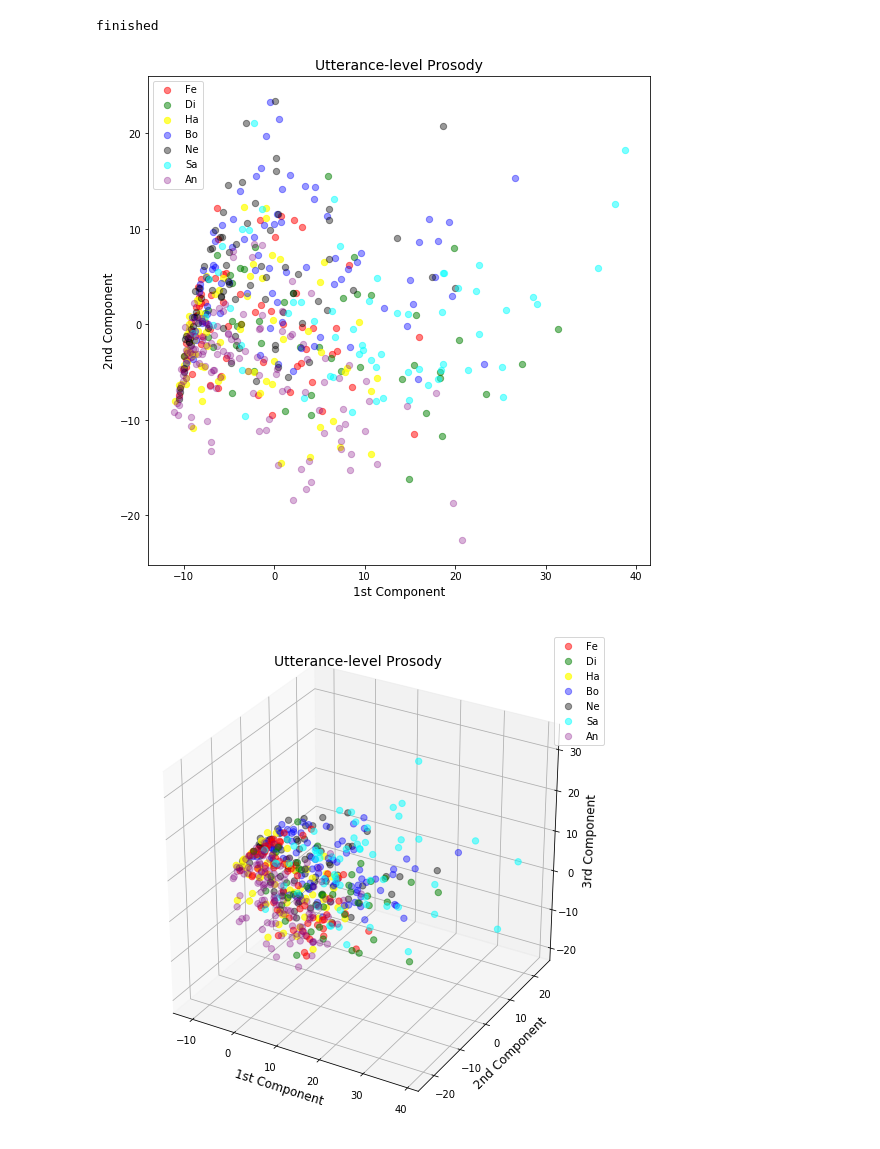
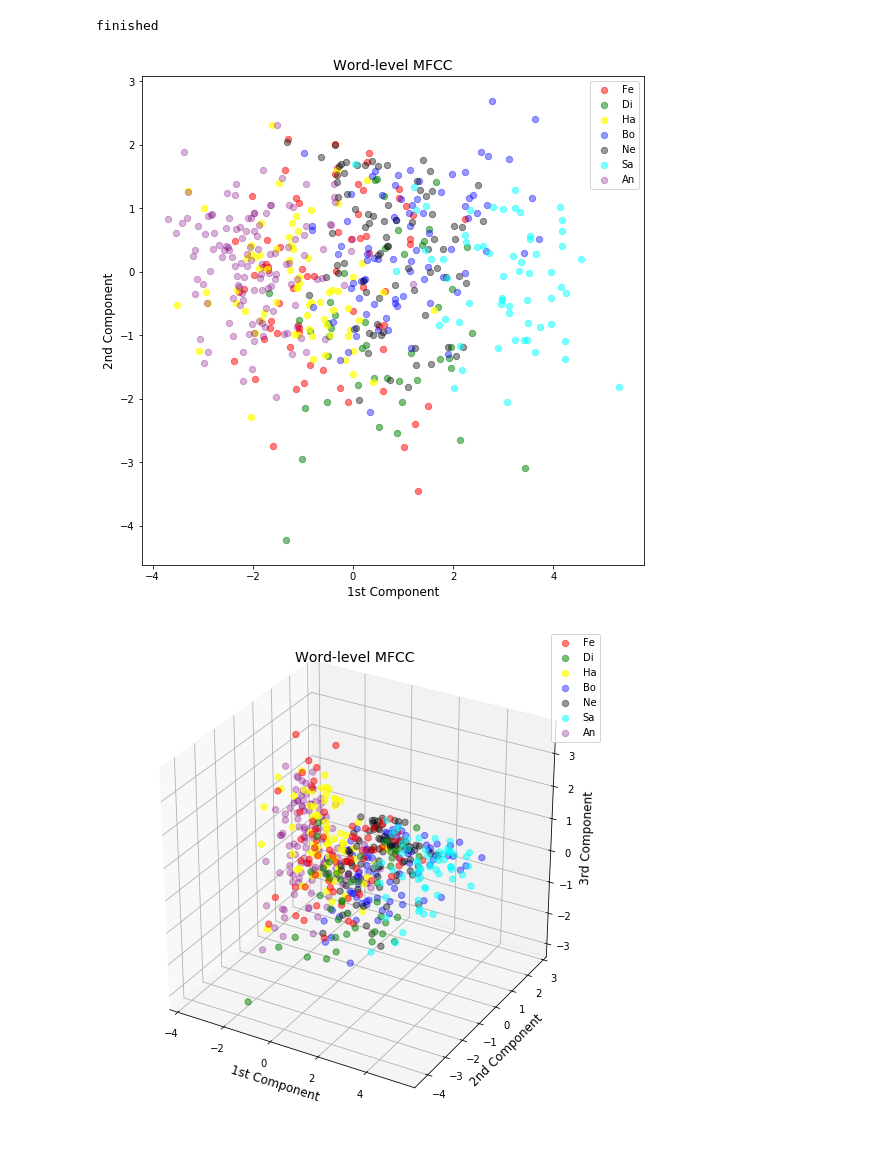
Before and after one commit to oscarliii/w2v2-exploration, a Jupyter notebook: Berlin_analysis.ipynb, the cells around one changed output. Saved outputs shown, nothing was run; the diff lists cells and outputs as text; code cells hidden in the pictures.

```diff
--- a/Berlin_analysis.ipynb
+++ b/Berlin_analysis.ipynb
@@ -178,6 +220,7 @@ finished
 
 import matplotlib.pyplot as plt
 from sklearn.decomposition import PCA
+from sklearn.discriminant_analysis import LinearDiscriminantAnalysis as LDA
 from mpl_toolkits.mplot3d import Axes3D
 from sklearn.preprocessing import StandardScaler
 
@@ -185,46 +228,51 @@ X = hct_feats
 Y = labels
 
 scaler = StandardScaler()
 scaler.fit(X)
 X_scaled = scaler.transform(X)
 
-pca = PCA(n_components=2)
-pca.fit(X_scaled)
-X_pca = pca.transform(X_scaled)
+# pca = PCA(n_components=2)
+# pca.fit(X_scaled, Y)
+# X_new = pca.transform(X_scaled)
 
-ex_variance=np.var(X_pca,axis=0)
+lda = LDA(n_components=2)
+lda.fit(X_scaled, Y)
+X_new = lda.transform(X_scaled)
+
+ex_variance=np.var(X_new,axis=0)
 ex_variance_ratio = ex_variance/np.sum(ex_variance)
 ex_variance_ratio
 
-Xax = X_pca[:,0]
-Yax = X_pca[:,1]
+Xax = X_new[:,0]
+Yax = X_new[:,1]
 
 cdict = {0:'red',1:'green',2:'yellow',3:'blue',4:'black',5:'cyan',6:'purple'}
 labl = {0:'Fe',1:'Di',2:'Ha',3:'Bo',4:'Ne',5:'Sa',6:'An'}
 marker = {0:'o',1:'o',2:'o',3:'o',4:'o',5:'o',6:'o'}
 alpha = {0:.5,1:.5,2:.7,3:.4,4:.4,5:.5,6:.3}
 
 fig = plt.figure(figsize=(9,9))
 ax = fig.add_subplot(111)
 
 fig.patch.set_facecolor('white')
 for l in np.unique(Y):
     ix=np.where(Y==l)
     ax.scatter(Xax[ix], Yax[ix], c=cdict[l], s=40, label=labl[l], marker=marker[l], alpha=alpha[l])
 
 ax.set_xlabel('1st Component', fontsize=12)
 ax.set_ylabel('2nd Component', fontsize=12)
-ax.set_title('Utterance-level Prosody', fontsize=14)
+ax.set_title('Word-level MFCC', fontsize=14)
 
 ax.legend()
 plt.show()
 # %% [output]
-[figure, old version]
+[figure, new version]
 # %%
 #plot 3d distribution
 
 import matplotlib.pyplot as plt
 from sklearn.decomposition import PCA
+from sklearn.discriminant_analysis import LinearDiscriminantAnalysis as LDA
 from mpl_toolkits.mplot3d import Axes3D
 from sklearn.preprocessing import StandardScaler
 
@@ -235,17 +283,21 @@ scaler = StandardScaler()
 scaler.fit(X)
 X_scaled = scaler.transform(X)
 
-pca = PCA(n_components=3)
-pca.fit(X_scaled)
-X_pca = pca.transform(X_scaled)
+# pca = PCA(n_components=3)
+# pca.fit(X_scaled)
+# X_pca = pca.transform(X_scaled)
 
-ex_variance=np.var(X_pca,axis=0)
+lda = LDA(n_components=3)
+lda.fit(X_scaled, Y)
+X_new = lda.transform(X_scaled)
+
+ex_variance=np.var(X_new,axis=0)
 ex_variance_ratio = ex_variance/np.sum(ex_variance)
 ex_variance_ratio
 
-Xax = X_pca[:,0]
-Yax = X_pca[:,1]
-Zax = X_pca[:,2]
+Xax = X_new[:,0]
+Yax = X_new[:,1]
+Zax = X_new[:,2]
 
 cdict = {0:'red',1:'green',2:'yellow',3:'blue',4:'black',5:'cyan',6:'purple'}
 labl = {0:'Fe',1:'Di',2:'Ha',3:'Bo',4:'Ne',5:'Sa',6:'An'}
@@ -263,12 +315,12 @@ for l in np.unique(Y):
 ax.set_xlabel("1st Component", fontsize=12)
 ax.set_ylabel("2nd Component", fontsize=12)
 ax.set_zlabel("3rd Component", fontsize=12)
-ax.set_title('Utterance-level Prosody', fontsize=14)
+ax.set_title('Word-level MFCC', fontsize=14)
 
 ax.legend()
 plt.show()
 # %% [output]
-[figure, old version]
+[figure, new version]
 # %%
 from sklearn.svm import SVC
 from sklearn import metrics
```
Also changed, not shown: parts of 2 cells of this notebook.
